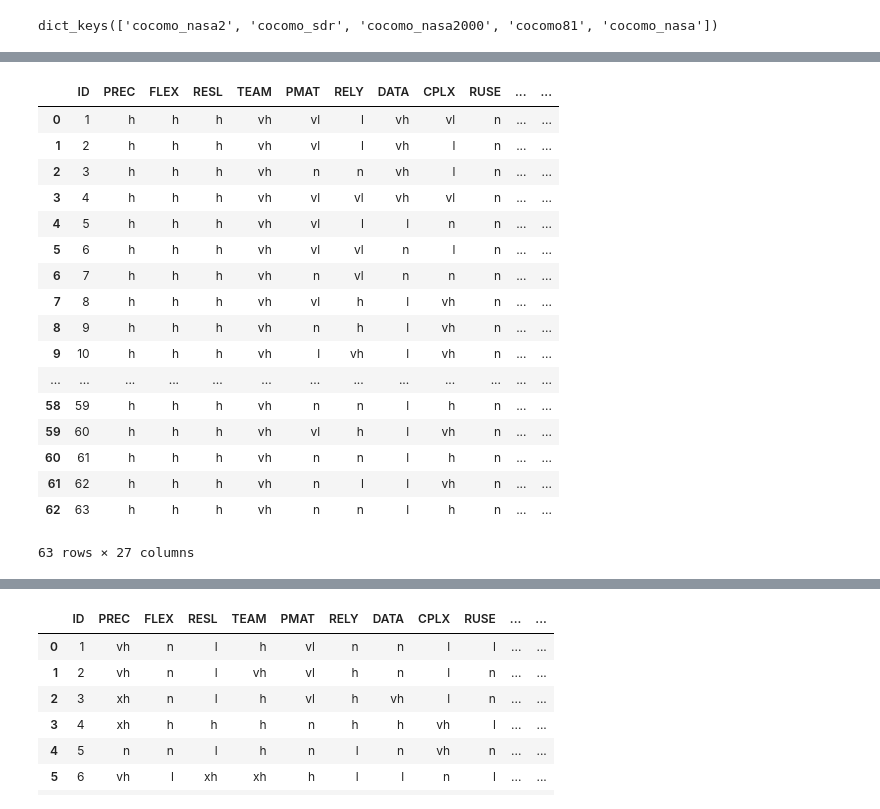
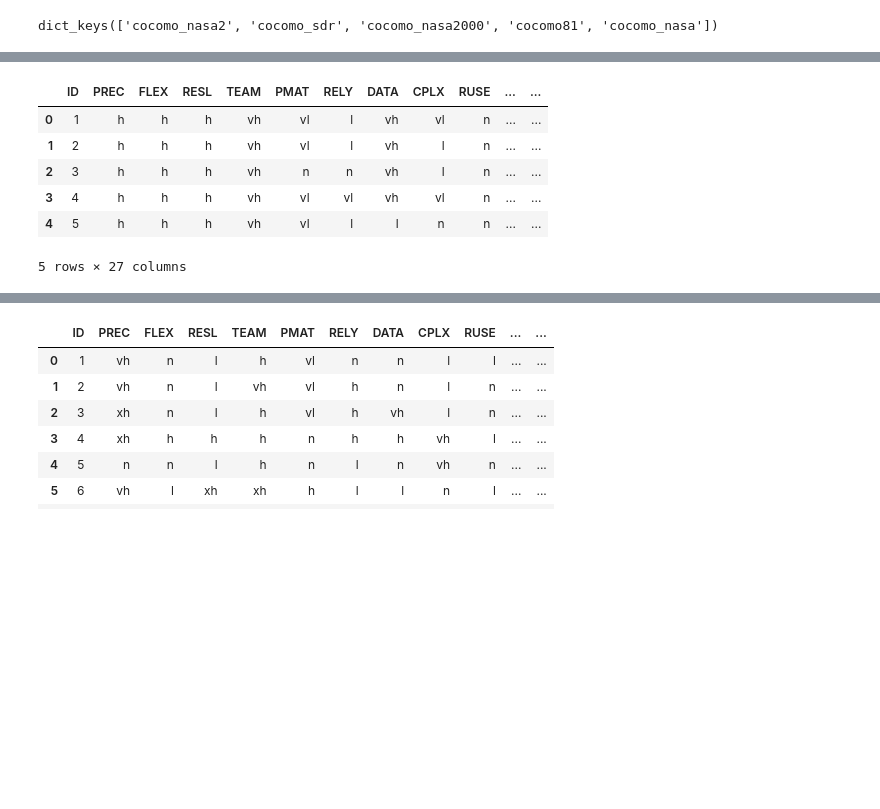
Before and after one commit to Gabrui/estimar-esforco, a Jupyter notebook: estimar-esforco.ipynb, the cells around one changed output, grey strips where cells are left out. Cells and saved outputs as stored; diff of their text form; code cells hidden in the pictures; blank space fills up the shorter version.

```diff
--- a/estimar-esforco.ipynb
+++ b/estimar-esforco.ipynb
@@ -92,22 +50,11 @@ sorted(['PREC', 'FLEX', 'RESL', 'TEAM', 'PMAT', 'RELY', 'DATA',
 # %%
-dados['cocomo81']
+dados['cocomo81'].head()
 # %% [output]
 |  | ID | PREC | FLEX | RESL | TEAM | PMAT | RELY | DATA | CPLX | RUSE | ... | ... |
 | 0 | 1 | h | h | h | vh | vl | l | vh | vl | n | ... | ... |
 | 1 | 2 | h | h | h | vh | vl | l | vh | l | n | ... | ... |
 | 2 | 3 | h | h | h | vh | n | n | vh | l | n | ... | ... |
 | 3 | 4 | h | h | h | vh | vl | vl | vh | vl | n | ... | ... |
 | 4 | 5 | h | h | h | vh | vl | l | l | n | n | ... | ... |
-| 5 | 6 | h | h | h | vh | vl | vl | n | l | n | ... | ... |
-| 6 | 7 | h | h | h | vh | n | vl | n | n | n | ... | ... |
-| 7 | 8 | h | h | h | vh | vl | h | l | vh | n | ... | ... |
-| 8 | 9 | h | h | h | vh | n | h | l | vh | n | ... | ... |
-| 9 | 10 | h | h | h | vh | l | vh | l | vh | n | ... | ... |
-| ... | ... | ... | ... | ... | ... | ... | ... | ... | ... | ... | ... | ... |
-| 58 | 59 | h | h | h | vh | n | n | l | h | n | ... | ... |
-| 59 | 60 | h | h | h | vh | vl | h | l | vh | n | ... | ... |
-| 60 | 61 | h | h | h | vh | n | n | l | h | n | ... | ... |
-| 61 | 62 | h | h | h | vh | n | l | l | vh | n | ... | ... |
-| 62 | 63 | h | h | h | vh | n | n | l | h | n | ... | ... |
-63 rows × 27 columns
+5 rows × 27 columns
 # %%
```
Also changed, not shown: parts of 13 cells of this notebook, 6 other files.
